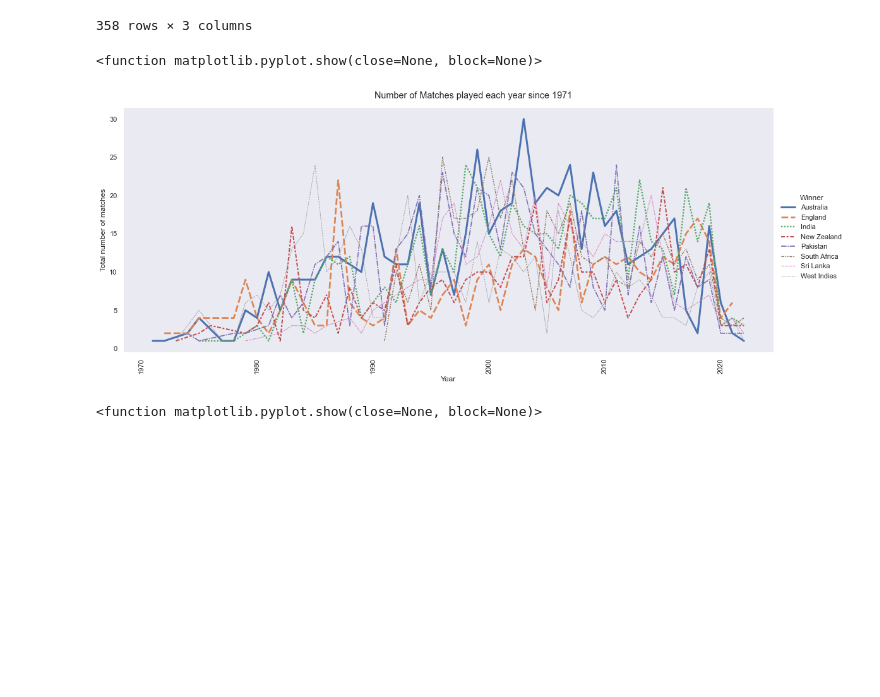
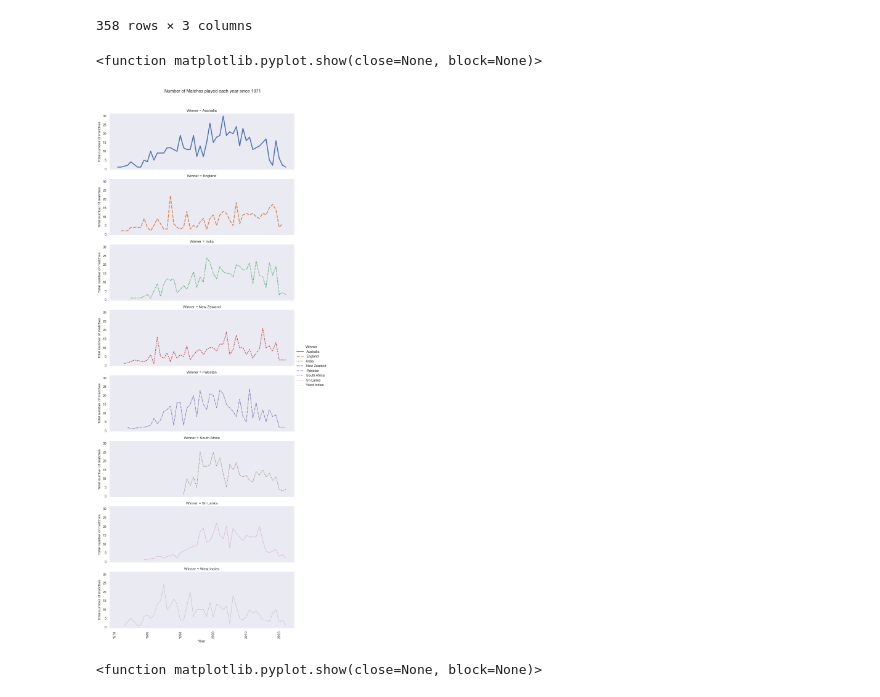
Before and after one commit to atifiu/one_day_cricket_scrapping_project, a Jupyter notebook: one_day_cricket_scrapping_espn.ipynb, the cells around one changed output. Saved outputs shown, nothing was run; the diff lists cells and outputs as text; code cells hidden in the pictures; blank space fills up the shorter version.

```diff
--- a/one_day_cricket_scrapping_espn.ipynb
+++ b/one_day_cricket_scrapping_espn.ipynb
@@ -999,21 +1050,21 @@ df_lineplot_final
 # %%
 #Line plot showing the number of matches won by test playing nations since 1971 or team which have won 20 or more matches in a year
 
 
 sns.set_style("dark") #darkgrid, whitegrid, dark, white, ticks
 sns.set_context("notebook") #paper, notebook, talk, poster
 #sns.set(rc = {'figure.figsize':(200,100)})
-g = sns.relplot(data = df_lineplot_final, x = 'Match_Year', y = 'Number_of_wins',  kind = "line", height=6, aspect=15/6, linewidth = 2,
+g = sns.relplot(data = df_lineplot_final, x = 'Match_Year', y = 'Number_of_wins',  kind = "line", row = 'Winner', height=3, aspect=3, linewidth = 2,
                 hue = 'Winner', style = 'Winner', size = 'Winner')
 g.fig.suptitle("Number of Matches played each year since 1971", y = 1.03)
 g.set(xlabel = "Year", ylabel = "Total number of matches")
 plt.xticks(rotation = 90)
 
 #plt.grid()
 plt.show
 # %% [output]
 <function matplotlib.pyplot.show(close=None, block=None)>
-[figure, old version]
+[figure, new version]
 # %%
 #Line plot showing the number of matches won by test playing nations since 1971 or team which have won 20 or more matches in a year
 
```
Also changed, not shown: parts of 157 cells of this notebook, 1 other file.
